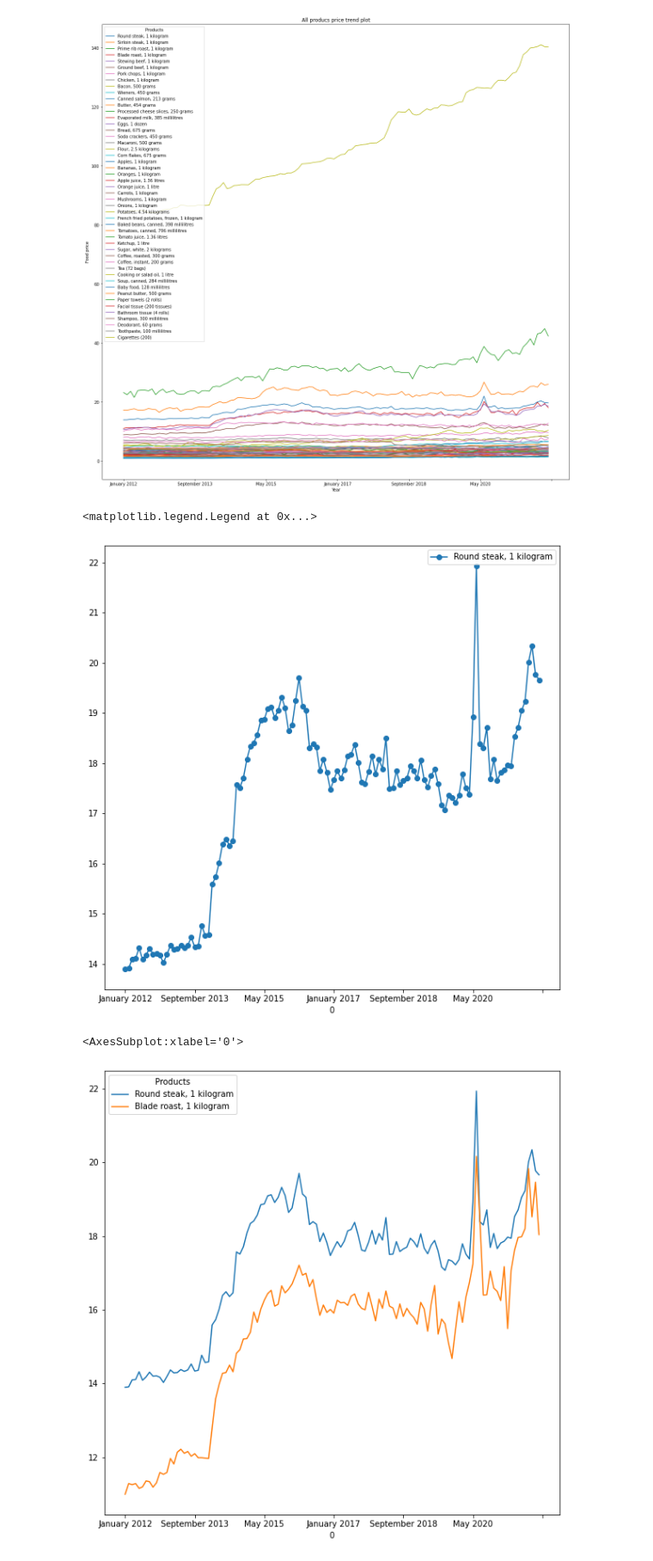
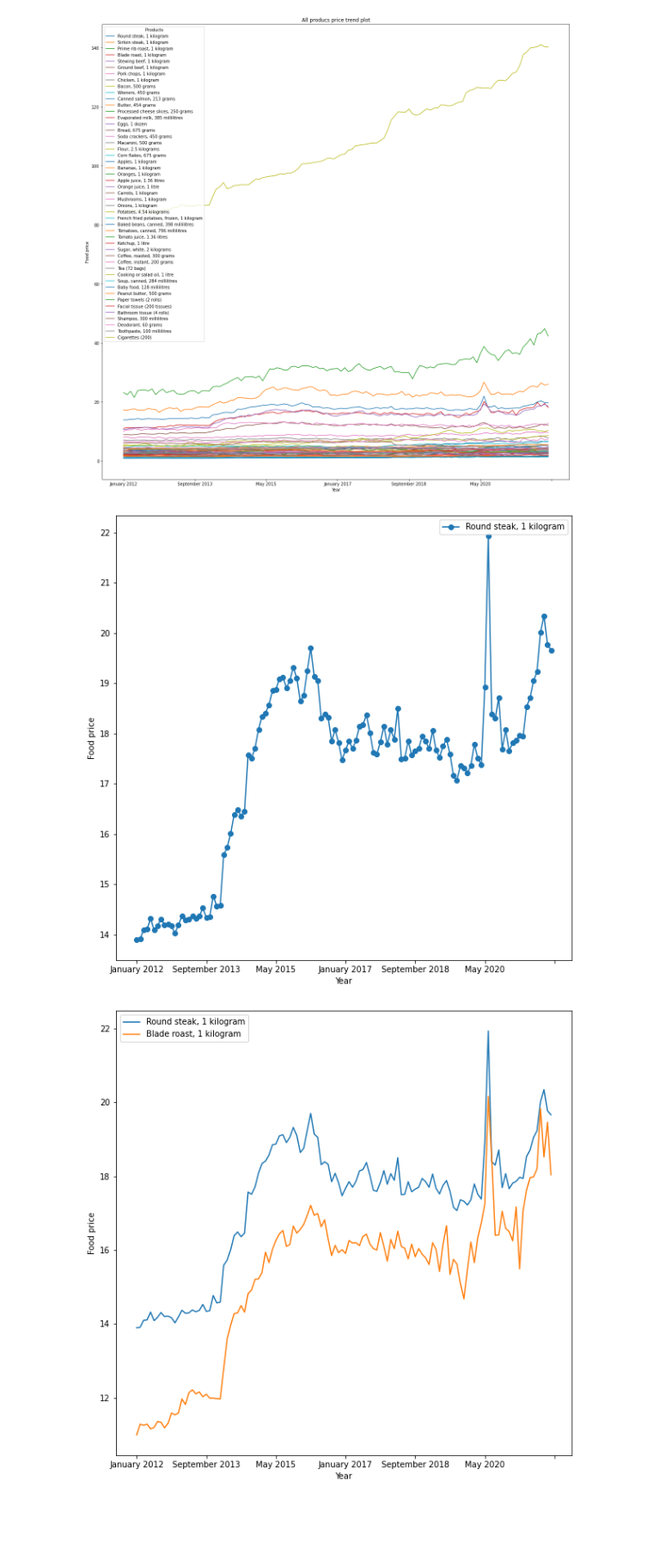
Before and after one commit to Jamie0810/Exploratory-Data-Analysis, a Jupyter notebook: cpi_analysis.ipynb, the cells around one changed output. Shown at 86% size. Drawn from its saved outputs; the diff is of its cells as text; code cells hidden in the pictures; blank space fills up the shorter version.

```diff
--- a/cpi_analysis.ipynb
+++ b/cpi_analysis.ipynb
@@ -201,10 +202,10 @@ df
 # Grab the first row as the header
 df.columns = df.iloc[0]
 
-# Take the data less the header row
+# # Take the data less the header row
 df = df[1:]
 
-df.reset_index(drop=True, inplace=True)
+# df.reset_index(drop=True, inplace=True)
 df
 # %% [output]
 |  | Products | January 2012 | February 2012 | March 2012 | April 2012 | May 2012 | June 2012 | July 2012 | ... |
@@ -291,32 +317,0 @@ use numpy do the add and divide
-# %%
-'''
-Or using numpy, for example:
-import numpy as np
-df['2012'] = np.sum(df[['January 2012', 'February 2012']], axis=1)
-'''
-
-year_2012 = df.columns[1:13]
-year_2021 = df.columns[110:]
-
-# Add new columns
-# df['2012'] = df[year_2012].sum(axis=1).div(12)
-# df.insert(loc=1, column='2012 average price', value=average_price_2012)
-# df.insert(loc=2, column='2021 average price', value=average_price_2021)
-# df
-
-
-# sum the price, divide by 12 months and only get 2 decimal places
-average_price_2012 = round(df[year_2012].sum(axis=1).div(12), 2)
-average_price_2021 = round(df[year_2021].sum(axis=1).div(12), 2)
-
-
-
-# Create a new DataFrame
-data = {'2012 average price': average_price_2012.tolist(),
-        '2021 average price': average_price_2021.tolist()}
-
-price_by_year_df = pd.DataFrame(data)
-price_by_year_df['Products'] = df['Products'].tolist()
-price_by_year_df = price_by_year_df.set_index('Products')
-
-price_by_year_df
@@ -469,11 +515,18 @@ plt.show()
 # Only plot the given column
 df_new["Round steak, 1 kilogram"].plot(figsize=(10, 10), marker="o")
 plt.legend()
+plt.xlabel("Year")
+plt.ylabel("Food price")
+
+plt.show()
 # %% [output]
-<matplotlib.legend.Legend at 0x...>
-[figure, old version]
+[figure, new version]
 # %%
 df_new[["Round steak, 1 kilogram", "Blade roast, 1 kilogram"]].plot(figsize=(10, 10))
+plt.legend()
+plt.xlabel("Year")
+plt.ylabel("Food price")
+
+plt.show()
 # %% [output]
-<AxesSubplot:xlabel='0'>
-[figure, old version]
+[figure, new version]
```
Also changed, not shown: parts of 21 cells of this notebook.
